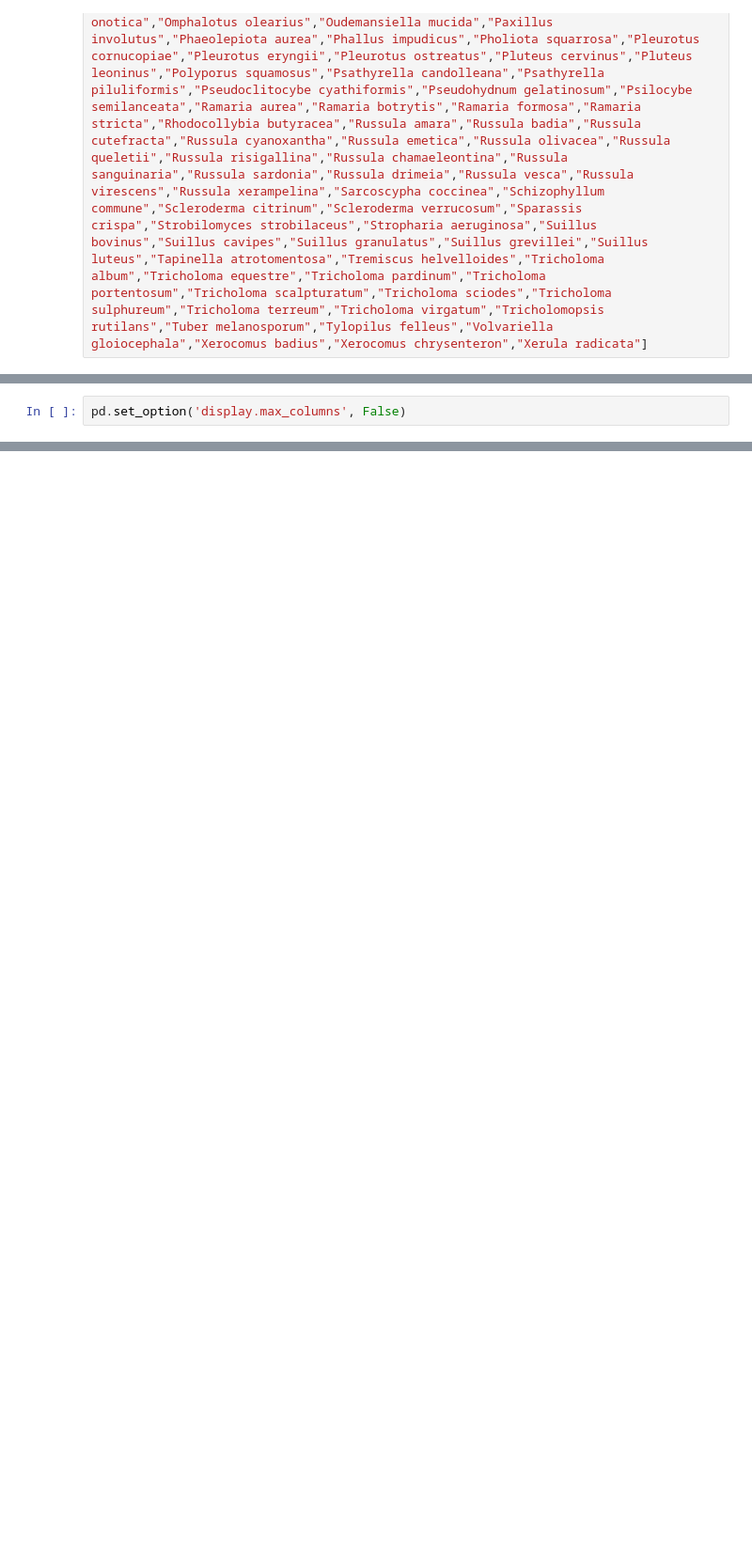
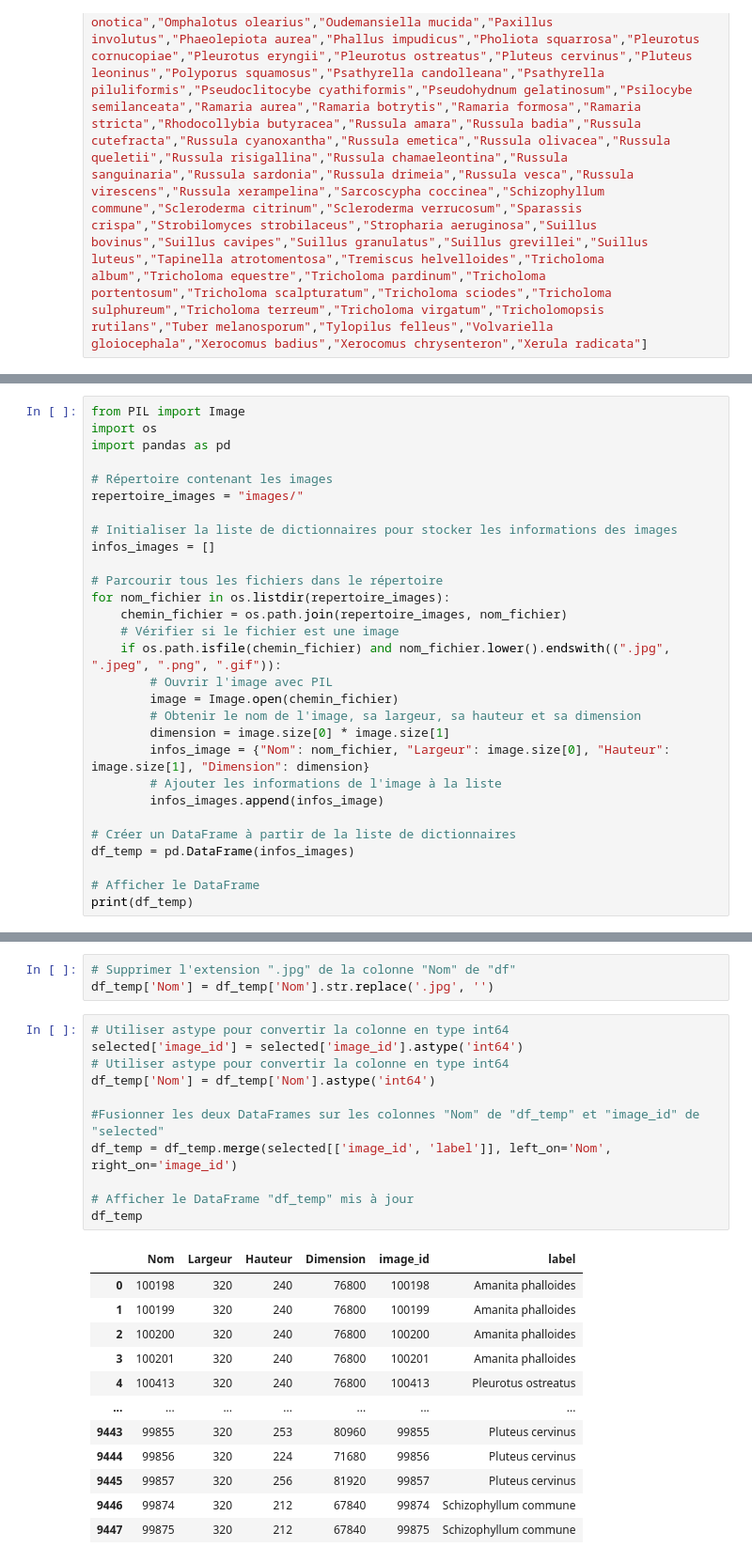
Before and after one commit to PaulDelamarre/TP_CHAMPI, a Jupyter notebook: CHAMPI.ipynb, the cells around one changed output, grey strips where cells are left out. Shown at 94% size. Saved outputs shown, nothing was run; the diff lists cells and outputs as text; blank space fills up the shorter version.

```diff
--- a/CHAMPI.ipynb
+++ b/CHAMPI.ipynb
@@ -136,2 +105,0 @@ dfchampi = dfchampi.loc[dfchampi['label'].isin(listfrance)]
-# %%
-pd.set_option('display.max_columns', False)
@@ -247,0 +175,29 @@ pixel_table.shape
+# %%
+from PIL import Image
+import os
+import pandas as pd
+
+# Répertoire contenant les images
+repertoire_images = "images/"
+
+# Initialiser la liste de dictionnaires pour stocker les informations des images
+infos_images = []
+
+# Parcourir tous les fichiers dans le répertoire
+for nom_fichier in os.listdir(repertoire_images):
+    chemin_fichier = os.path.join(repertoire_images, nom_fichier)
+    # Vérifier si le fichier est une image
+    if os.path.isfile(chemin_fichier) and nom_fichier.lower().endswith((".jpg", ".jpeg", ".png", ".gif")):
+        # Ouvrir l'image avec PIL
+        image = Image.open(chemin_fichier)
+        # Obtenir le nom de l'image, sa largeur, sa hauteur et sa dimension
+        dimension = image.size[0] * image.size[1]
+        infos_image = {"Nom": nom_fichier, "Largeur": image.size[0], "Hauteur": image.size[1], "Dimension": dimension}
+        # Ajouter les informations de l'image à la liste
+        infos_images.append(infos_image)
+
+# Créer un DataFrame à partir de la liste de dictionnaires
+df_temp = pd.DataFrame(infos_images)
+
+# Afficher le DataFrame
+print(df_temp)
@@ -247,0 +219,27 @@ pixel_table.shape
+# %%
+# Supprimer l'extension ".jpg" de la colonne "Nom" de "df"
+df_temp['Nom'] = df_temp['Nom'].str.replace('.jpg', '')
+# %%
+# Utiliser astype pour convertir la colonne en type int64
+selected['image_id'] = selected['image_id'].astype('int64')
+# Utiliser astype pour convertir la colonne en type int64
+df_temp['Nom'] = df_temp['Nom'].astype('int64')
+
+#Fusionner les deux DataFrames sur les colonnes "Nom" de "df_temp" et "image_id" de "selected"
+df_temp = df_temp.merge(selected[['image_id', 'label']], left_on='Nom', right_on='image_id')
+
+# Afficher le DataFrame "df_temp" mis à jour
+df_temp
+# %% [output]
+|  | Nom | Largeur | Hauteur | Dimension | image_id | label |
+| 0 | 100198 | 320 | 240 | 76800 | 100198 | Amanita phalloides |
+| 1 | 100199 | 320 | 240 | 76800 | 100199 | Amanita phalloides |
+| 2 | 100200 | 320 | 240 | 76800 | 100200 | Amanita phalloides |
+| 3 | 100201 | 320 | 240 | 76800 | 100201 | Amanita phalloides |
+| 4 | 100413 | 320 | 240 | 76800 | 100413 | Pleurotus ostreatus |
+| ... | ... | ... | ... | ... | ... | ... |
+| 9443 | 99855 | 320 | 253 | 80960 | 99855 | Pluteus cervinus |
+| 9444 | 99856 | 320 | 224 | 71680 | 99856 | Pluteus cervinus |
+| 9445 | 99857 | 320 | 256 | 81920 | 99857 | Pluteus cervinus |
+| 9446 | 99874 | 320 | 212 | 67840 | 99874 | Schizophyllum commune |
+| 9447 | 99875 | 320 | 212 | 67840 | 99875 | Schizophyllum commune |
```
Also changed, not shown: parts of 50 cells of this notebook.
